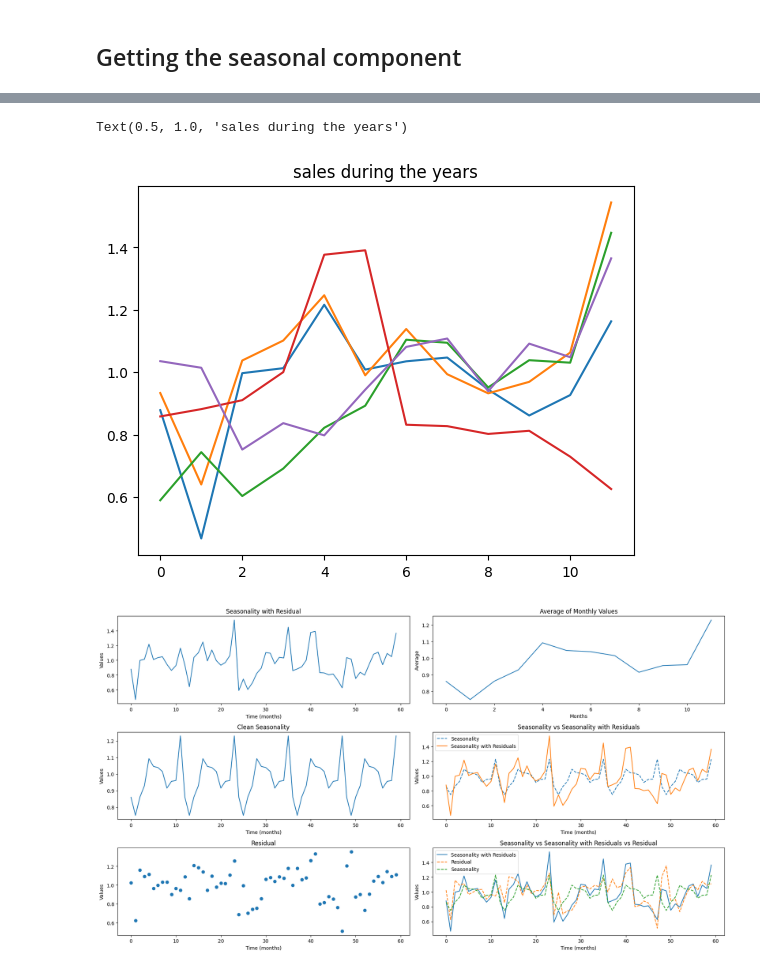
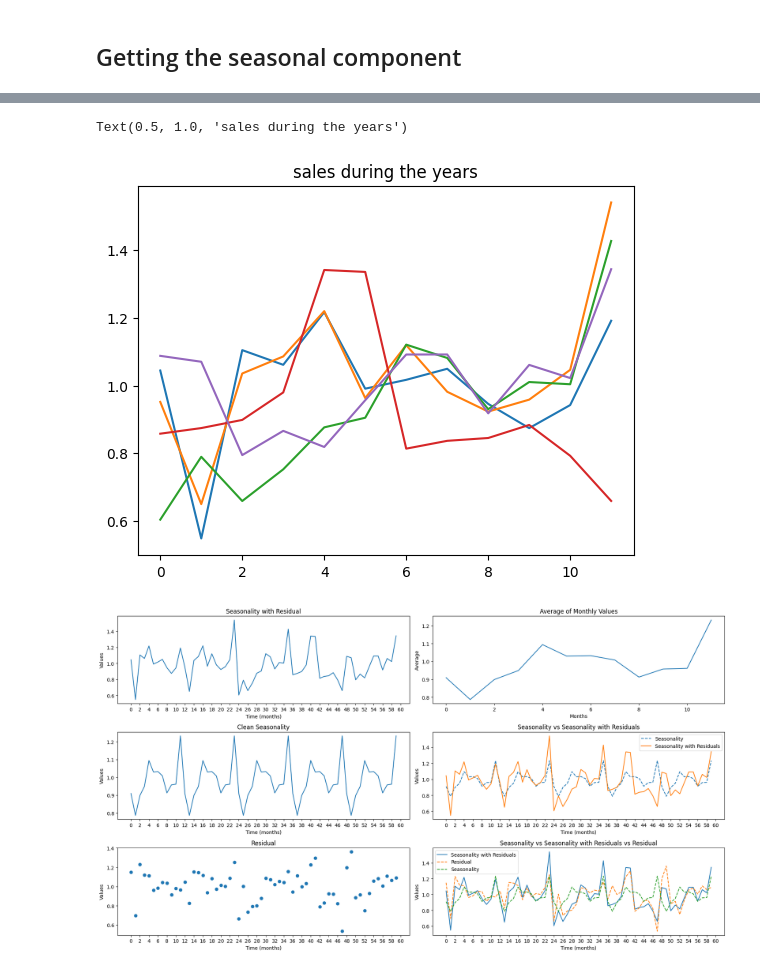
Before and after one commit to CaioMaxximus/Time_Series_Decomposition-bike_sales_america, a Jupyter notebook: time-series-decomposition-bike-sales-america.ipynb, the cells around one changed output, grey strips where cells are left out. Cells and saved outputs as stored; diff of their text form; code cells hidden in the pictures.

```diff
--- a/time-series-decomposition-bike-sales-america.ipynb
+++ b/time-series-decomposition-bike-sales-america.ipynb
@@ -166,11 +167,15 @@ def triangular_window(N):
 
 def moving_average_with_window(data,window_size = 5):
     half_window = window_size // 2
-    smoothed_data = np.full(data.shape, np.nan)  # Inicializar com NaN
+    smoothed_data = np.full(data.shape, np.nan)
     for i in range(0,data.size):
         lf_index = max(0,i - half_window )
         rg_index = min(data.size - 1, i + half_window)
-        w_window = triangular_window(rg_index - lf_index + 1)
+#         print(lf_index)
+#         print(rg_index)
+#         print(f"<- : {(half_window -(i -lf_index) )}")
+#         print(f"-> : {(half_window + (rg_index  -i) + 1)}")
+        w_window = triangular_window(window_size)[(half_window -(i -lf_index) ) : (half_window + (rg_index -i) + 1)]
 
         smoothed_data[i] = np.dot(data[lf_index:rg_index + 1], w_window / w_window.sum())
 
@@ -183,7 +185,7 @@ array([2.  , 2.5 , 2.75, 3.25, 3.5 , 2.75, 1.75, 2.25, 2.75, 1.75, 1.25,
 # %%
 
 trend_cycle_data = pd.DataFrame()
-trend_cycle_data["Order_Quantity"] = moving_average_with_window(bike_sales_state["Order_Quantity"],(13))
+trend_cycle_data["Order_Quantity"] = moving_average_with_window(bike_sales_state["Order_Quantity"],(11))
 trend_cycle_data.index = bike_sales_state.index
 plt.title("Trend-Cycle daily data")
 trend_cycle_data["Order_Quantity"].plot()
@@ -244,7 +246,7 @@ data_calc = data_calc / 5
 plt.title("sales during the years")
 # %% [output]
 Text(0.5, 1.0, 'sales during the years')
-[figure, old version]
+[figure, new version]
 # %%
 sesonal_data = pd.concat([pd.DataFrame(data_calc)]* 5, ignore_index=True)[0].values
 residual = pd.DataFrame(seasonal_with_error.loc["2011-01":"2015-12",0].values / sesonal_data)
@@ -270,32 +272,35 @@ axs[1][0].plot(index_general, sesonal_data)
 axs[1][0].set_title("Clean Seasonality")
 axs[1][0].set_xlabel("Time (months)")
 axs[1][0].set_ylabel("Values")
 
 # Plot 4: Seasonality vs Seasonality with Residuals
 axs[1][1].plot(index_general, sesonal_data, label="Seasonality" ,linestyle='--')
 axs[1][1].plot(index_general, seasonal_with_error[0], label="Seasonality with Residuals")
 axs[1][1].set_title("Seasonality vs Seasonality with Residuals")
 axs[1][1].set_xlabel("Time (months)")
 axs[1][1].set_ylabel("Values")
 axs[1][1].legend()
 
 # Plot 5: Residual
 axs[2][0].scatter(index_general, residual)
 axs[2][0].set_title("Residual")
 axs[2][0].set_xlabel("Time (months)")
 axs[2][0].set_ylabel("Values")
 
 # Plot 6: Seasonality vs Seasonality with Residuals vs Residual
 axs[2][1].plot(index_general, seasonal_with_error[0], label="Seasonality with Residuals")
 axs[2][1].plot(index_general, residual, label="Residual", linestyle='--')
 axs[2][1].plot(index_general, sesonal_data, label="Seasonality",linestyle='--')
 axs[2][1].set_title("Seasonality vs Seasonality with Residuals vs Residual")
 axs[2][1].set_xlabel("Time (months)")
 axs[2][1].set_ylabel("Values")
 axs[2][1].legend()
 
-# Adjust layout
+xticks = list(range(0, 61, 2))  # Define os xticks como você desejar
+for i ,ax in enumerate(axs.flat):
+    if(i != 1):
+        ax.set_xticks(xticks)
 plt.tight_layout()
 plt.show()
 # %% [output]
-[figure, old version]
+[figure, new version]
```
Also changed, not shown: parts of 23 cells of this notebook.
